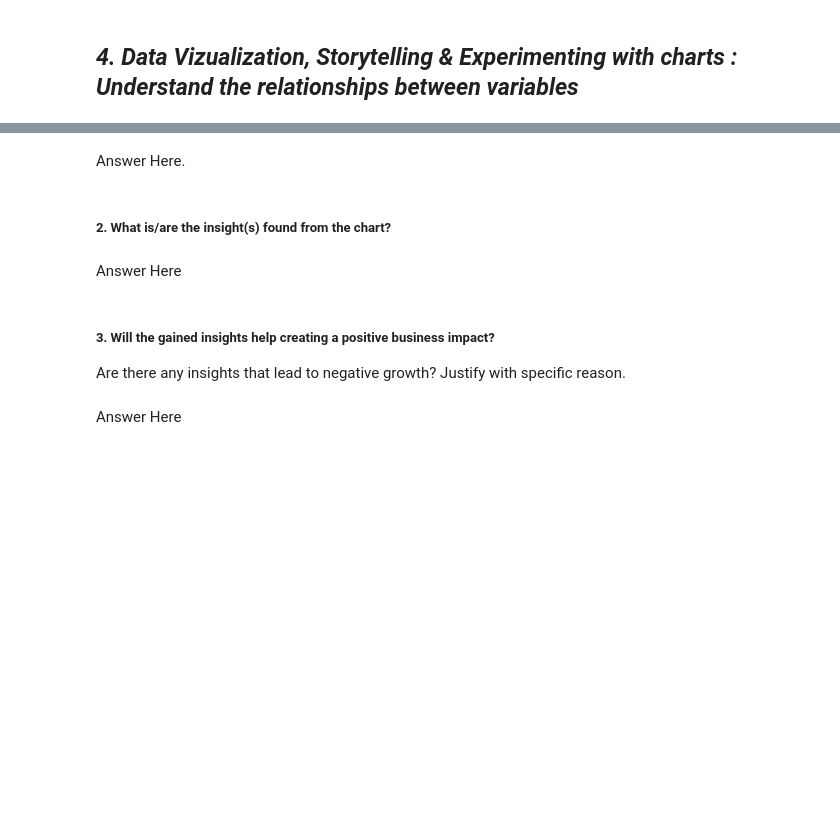
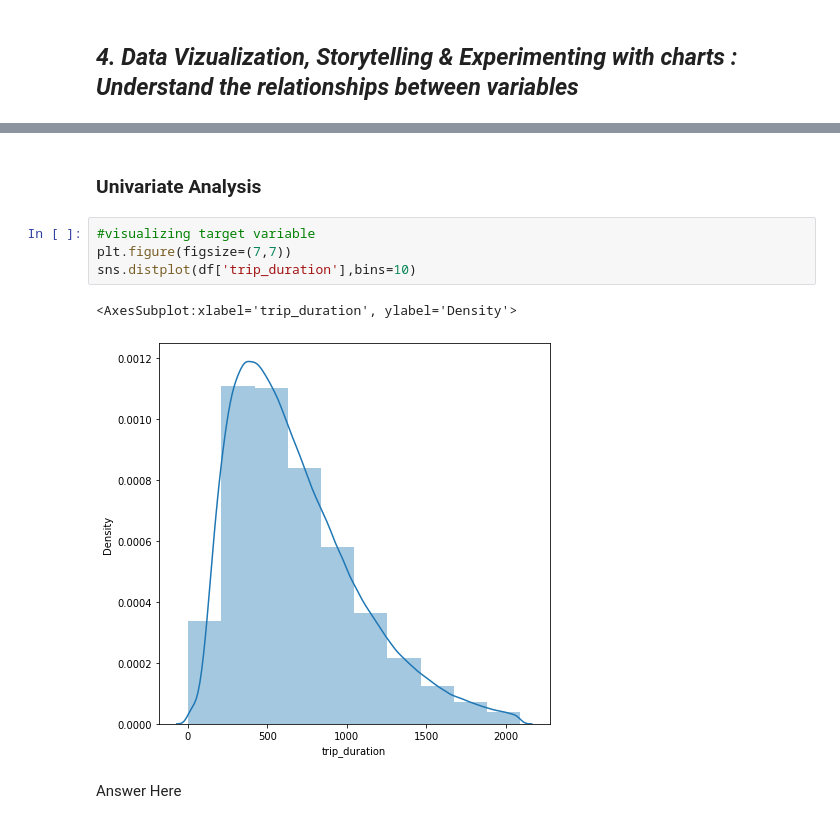
Before and after one commit to PrashantShrivastava1612/NYC-Taxi-Trip-Time-Prediction, a Jupyter notebook: NYC_Taxi_Trip_Time_Prediction.ipynb, the cells around one changed output, grey strips where cells are left out. Cells and saved outputs as stored; diff of their text form; blank space fills up the shorter version.

```diff
--- a/NYC_Taxi_Trip_Time_Prediction.ipynb
+++ b/NYC_Taxi_Trip_Time_Prediction.ipynb
@@ -394,12 +517,12 @@ Answer Here.
-# %% [markdown]
-Answer Here.
-# %% [markdown]
-##### 2. What is/are the insight(s) found from the chart?
-# %% [markdown]
-Answer Here
-# %% [markdown]
-##### 3. Will the gained insights help creating a positive business impact?
-Are there any insights that lead to negative growth? Justify with specific reason.
+# %% [markdown]
+### **Univariate Analysis**
+# %%
+#visualizing target variable
+plt.figure(figsize=(7,7))
+sns.distplot(df['trip_duration'],bins=10)
+# %% [output]
+<AxesSubplot:xlabel='trip_duration', ylabel='Density'>
+[figure, added]
 # %% [markdown]
 Answer Here
 # %% [markdown]
```
Also changed, not shown: parts of 147 cells of this notebook.
